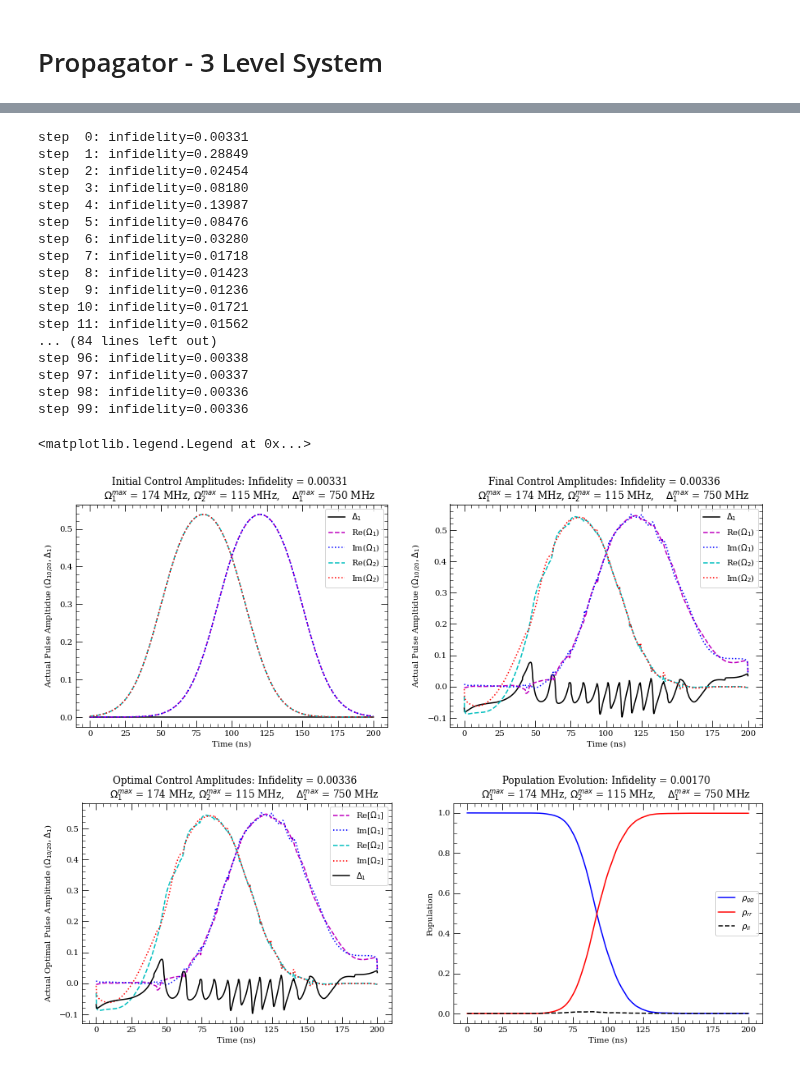
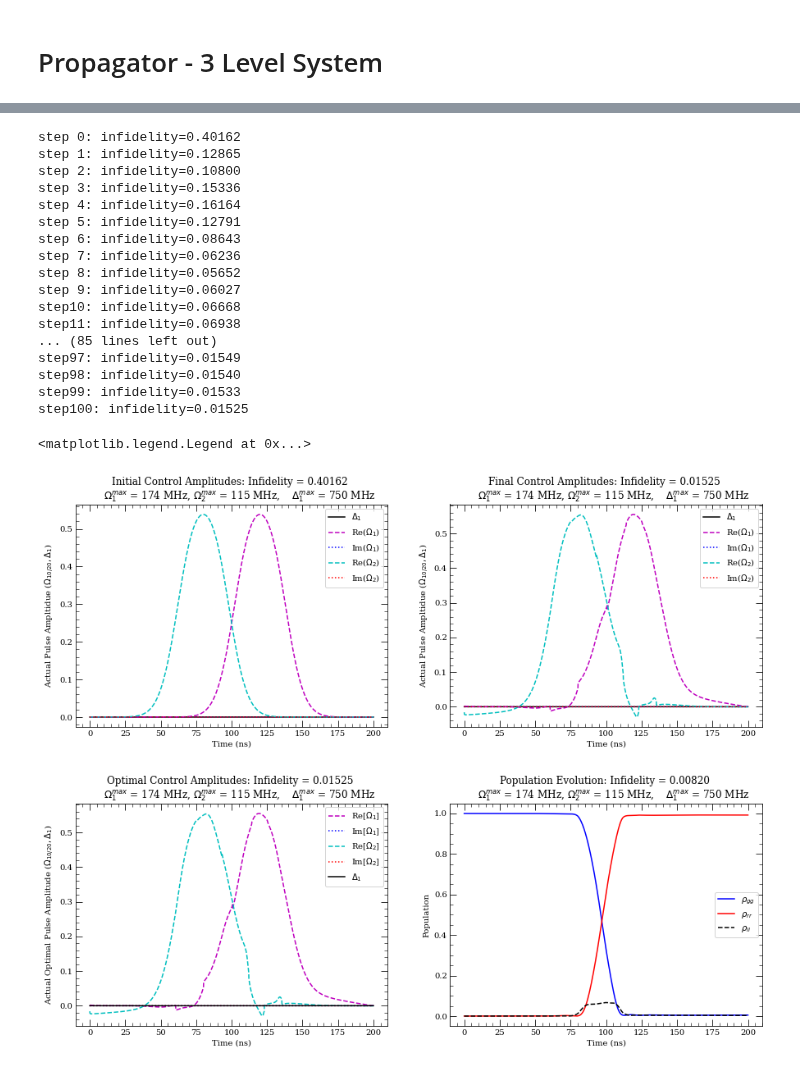
Before and after one commit to IQC-Numerical-Control-Engineering/Test, a Jupyter notebook: TF_GRAPE 3 Level_MESolve.ipynb, the cells around one changed output, grey strips where cells are left out. Drawn from its saved outputs; the diff is of its cells as text; code cells hidden in the pictures.

```diff
--- a/TF_GRAPE 3 Level_MESolve.ipynb
+++ b/TF_GRAPE 3 Level_MESolve.ipynb
@@ -261,24 +261,24 @@ ctrl_amplitudes_initial = np.zeros([nt, 5]) #Set inital detuning guess as 0
 # ctrl_amplitudes_initial = np.random.uniform(-1, 1, [nt, 5])
 
 #Set Rabi frequency initial guesses as Gaussian
-# sigma = t_f/10
-# tau = sigma * 2
-sigma = t_f/6
-tau = sigma * 1.2
+sigma = t_f/10
+tau = sigma * 2
+# sigma = t_f/6
+# tau = sigma * 1.2
 #For Rabi 1: Set real and imaginay parts as Gaussian (ctrl amplitudes)
-ctrl_amplitudes_initial[:,1:3] = np.tile(
-    np.exp(-(tlist - tau/2 - t_f/2)**2/sigma**2),
-    (2,1)
-).T
-#For Rabi 2: Set real and imaginay parts as Gaussian (ctrl amplitudes)
-ctrl_amplitudes_initial[:,3:5] = np.tile(
-    np.exp(-(tlist + tau/2 - t_f/2)**2/sigma**2),
-    (2,1)
-).T
+# ctrl_amplitudes_initial[:,1:3] = np.tile(
+#     np.exp(-(tlist - tau/2 - t_f/2)**2/sigma**2),
+#     (2,1)
+# ).T
+# #For Rabi 2: Set real and imaginay parts as Gaussian (ctrl amplitudes)
+# ctrl_amplitudes_initial[:,3:5] = np.tile(
+#     np.exp(-(tlist + tau/2 - t_f/2)**2/sigma**2),
+#     (2,1)
+# ).T
 # #Set ONLY the real parts of Rabi frequencies to nonzero:
-# ctrl_amplitudes_initial[:,1] = np.exp(-(tlist - tau/2 - t_f/2)**2/sigma**2)
+ctrl_amplitudes_initial[:,1] = np.exp(-(tlist - tau/2 - t_f/2)**2/sigma**2)
 # #For Rabi 2: Set real and imaginay parts as Gaussian (ctrl amplitudes)
-# ctrl_amplitudes_initial[:,3] = np.exp(-(tlist + tau/2 - t_f/2)**2/sigma**2)
+ctrl_amplitudes_initial[:,3] = np.exp(-(tlist + tau/2 - t_f/2)**2/sigma**2)
 
 #Assign the initial guesses for the control amplitudes
 propagator.ctrl_amplitudes.assign(ctrl_amplitudes_initial)
@@ -311,61 +311,62 @@ ax1.legend()
 
 #Optimize pulse with GRAPE:
 optimizer = tf.keras.optimizers.Adam(0.01)
-
 def optimization_step():
     with tf.GradientTape() as tape:
         infidelity = propagator.infidelity()
     gradients = tape.gradient(infidelity, [propagator.ctrl_amplitudes])
     optimizer.apply_gradients(zip(gradients, [propagator.ctrl_amplitudes]))
-    return infidelity
+    return propagator.infidelity()
 
+print('step 0: infidelity=%2.5f' %
+          (initial_infidelity))
 steps = range(100)
 for step in steps:
     current_infidelity = optimization_step()
-    print('step %2d: infidelity=%2.5f' %
-          (step, current_infidelity))
+    print('step%2d: infidelity=%2.5f' %
+          (step + 1, current_infidelity))
 
 ctrl_amplitudes_final = propagator.ctrl_amplitudes.numpy()
 
 #Plot final results of control amplitudes
 ind = 0
 for amplitdue in tf.transpose(ctrl_amplitudes_final):
     ##Plotting control amplitudes:
     # ax2.plot(tlist/ns, amplitdue, label = labels[ind])
     ##Plotting actual input functions (tanh(ctrl_amplitudes)):
     ax2.plot(tlist/ns, 1/np.sqrt(2) * np.tanh(amplitdue), colors[ind], label = labels[ind])
     ind += 1
 ax2.set_title(
     'Final Control Amplitudes: Infidelity = %2.5f \n \
     $\Omega_1^{max}$ = %.0f MHz, $\Omega_2^{max}$ = %.0f MHz,\
     $\Delta_1^{max}$ = %.0f MHz'
     %(current_infidelity, Rabi_1/(2 * np.pi * MHz), Rabi_2/(2 * np.pi * MHz), \
       Delta_1/(2 * np.pi * MHz)
       ), fontsize = 12
     )
 ax2.set_ylabel('Actual Pulse Ampltidue ($\Omega_{10/20}, \Delta_1$)')
 ax2.set_xlabel('Time (ns)')
 ax2.legend()
 # %% [output]
-step  0: infidelity=0.00331
-step  1: infidelity=0.28849
-step  2: infidelity=0.02454
-step  3: infidelity=0.08180
-step  4: infidelity=0.13987
-step  5: infidelity=0.08476
-step  6: infidelity=0.03280
-step  7: infidelity=0.01718
-step  8: infidelity=0.01423
-step  9: infidelity=0.01236
-step 10: infidelity=0.01721
-step 11: infidelity=0.01562
-... (84 lines left out)
-step 96: infidelity=0.00338
-step 97: infidelity=0.00337
-step 98: infidelity=0.00336
-step 99: infidelity=0.00336
+step 0: infidelity=0.40162
+step 1: infidelity=0.12865
+step 2: infidelity=0.10800
+step 3: infidelity=0.15336
+step 4: infidelity=0.16164
+step 5: infidelity=0.12791
+step 6: infidelity=0.08643
+step 7: infidelity=0.06236
+step 8: infidelity=0.05652
+step 9: infidelity=0.06027
+step10: infidelity=0.06668
+step11: infidelity=0.06938
+... (85 lines left out)
+step97: infidelity=0.01549
+step98: infidelity=0.01540
+step99: infidelity=0.01533
+step100: infidelity=0.01525
 <matplotlib.legend.Legend at 0x...>
-[figure, old version]
+[figure, new version]
 # %%
 ##Use final optimized pulse in Master Equation to get actual final fidelity:
 def MEsolve_5lvl_t(time, argsME5lvl):
@@ -477,4 +478,4 @@ ax2.set_title(
     )
 ax2.legend();
 # %% [output]
-[figure, old version]
+[figure, new version]
```
Also changed, not shown: parts of 2 cells of this notebook.
